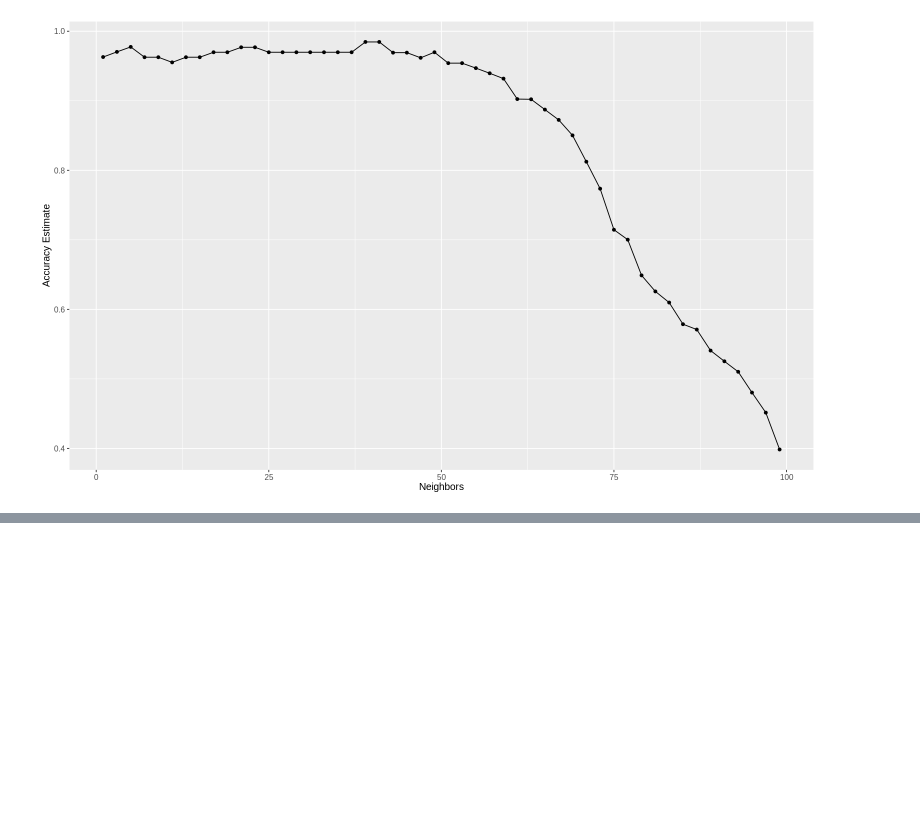
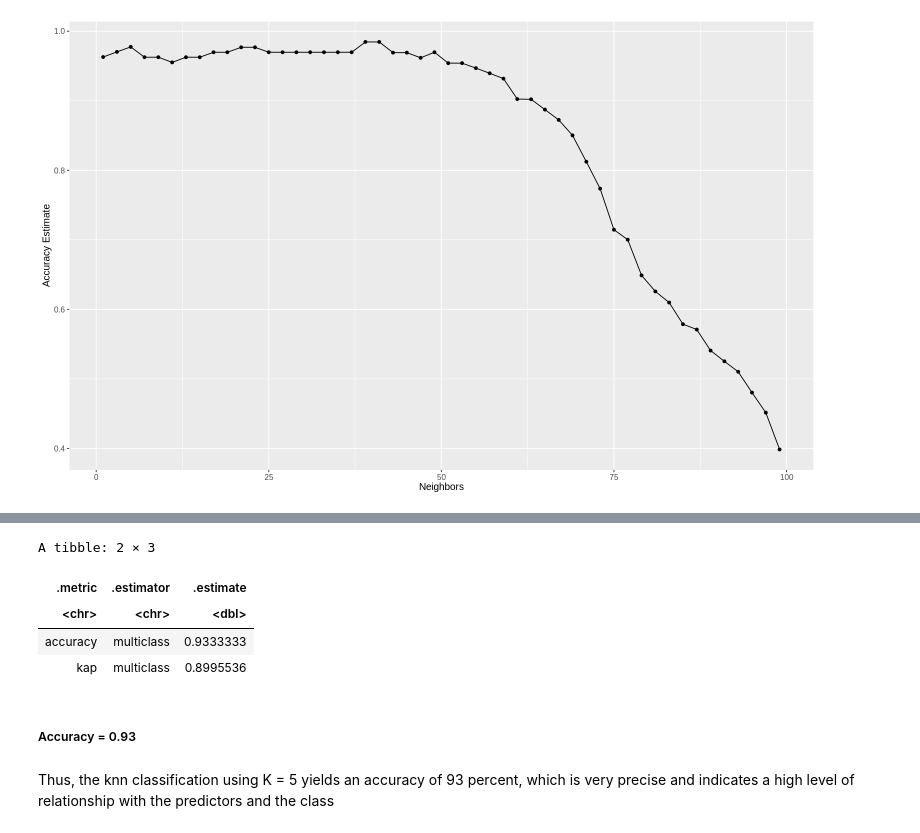
Before and after one commit to nikhilgxrg/dsci-100-project, a Jupyter notebook: project report/Project Report.ipynb, the cells around one changed output, grey strips where cells are left out. Cells and saved outputs as stored; diff of their text form; code cells hidden in the pictures; blank space fills up the shorter version.

```diff
--- a/project report/Project Report.ipynb
+++ b/project report/Project Report.ipynb
@@ -261,0 +318,16 @@ A tibble: 5 × 2
+# %%
+##calculating accuracy of the model
+wine_prediction_accuracy <- wine_test_predictions |>
+         metrics(truth = class, estimate = .pred_class)
+
+wine_prediction_accuracy
+# %% [output]
+A tibble: 2 × 3
+| .metric | .estimator | .estimate |
+| <chr> | <chr> | <dbl> |
+| accuracy | multiclass | 0.9333333 |
+| kap | multiclass | 0.8995536 |
+# %% [markdown]
+##### Accuracy = 0.93
+# %% [markdown]
+Thus, the knn classification using K = 5 yields an accuracy of 93 percent, which is very precise and indicates a high level of relationship with the predictors and the class
```
Also changed, not shown: parts of 4 cells of this notebook.
